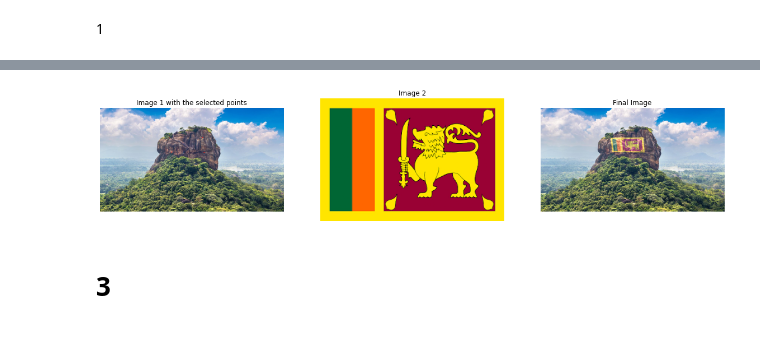
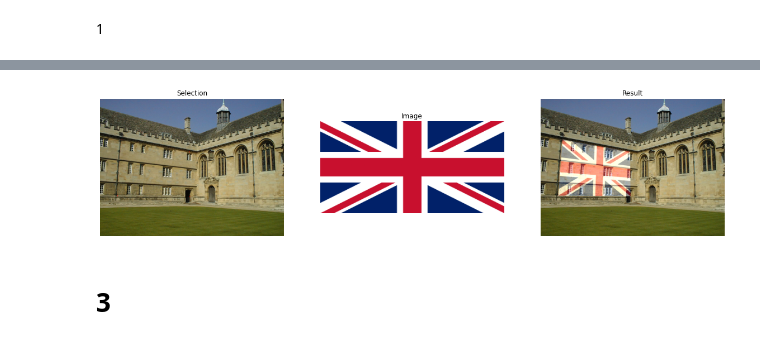
Before and after one commit to Maleeshas/Assignment_Image_Processing_EN2550, a Jupyter notebook: Assignment_02_190595J.ipynb, the cells around one changed output, grey strips where cells are left out. Saved outputs shown, nothing was run; the diff lists cells and outputs as text; code cells hidden in the pictures.

```diff
--- a/Assignment_02_190595J.ipynb
+++ b/Assignment_02_190595J.ipynb
@@ -95,41 +81,56 @@ def click_event(event, x, y, flags, params):
 # %%
-image_1 = cv.imread(r"Images/sigiriya.jpg")
-image_2 = cv.imread(r"Images/sl_flag.png")
+def select_click(event, x, y, flags, params):
+    global select_points
+    global count
+    global image_1
 
-info = np.iinfo(image_1.dtype)
-image_1 = image_1.astype(np.float64) / info.max
+    if event == cv.EVENT_LBUTTONDOWN:
+        select_points.append([x, y])
+        count += 1
 
-info = np.iinfo(image_2.dtype)
-image_2 = image_2.astype(np.float64) / info.max
+        image_1 = cv.circle(image_1, (x,y), 2, (0, 0, 1), -1)
+        cv.imshow("Image", image_1)
 
-first_image = np.copy(image_1)
+    if count == 4:
+        cv.destroyAllWindows()
+        cv.waitKey(1)
 
-coordinates = []
+im1 = cv.imread(r"Images/Wadham_college.jpg")
+im2 = cv.imread(r"Images/Flag_of_the_United_Kingdom.png")
+
+info = np.iinfo(im1.dtype)
+im1 = im1.astype(np.float64) / info.max
+
+info = np.iinfo(im2.dtype)
+im2 = im2.astype(np.float64) / info.max
+
+image_1 = np.copy(im1)
+
+select_points = []
 count = 0
 
-cv.imshow("Image", image_1)
+cv.imshow("Image", im1)
 
-cv.setMouseCallback("Image", click_event)
+cv.setMouseCallback("Image", select_click)
 cv.waitKey(0)
 
-if len(coordinates) < 4:
+if len(select_points) < 4:
     print("You have selected less than 4 points. Please select 4 points")
 
 cv.destroyAllWindows()
 
-# Input parameters
 X = np.array([
     [0, 0, 1],
-    [image_2.shape[1], 0, 1],
-    [image_2.shape[1], image_2.shape[0], 1],
-    [0, image_2.shape[0], 1]
+    [im2.shape[1], 0, 1],
+    [im2.shape[1], im2.shape[0], 1],
+    [0, im2.shape[0], 1]
 ]).T
 
 Y = np.array([
-    [coordinates[0][0], coordinates[0][1], 1],
-    [coordinates[1][0], coordinates[1][1], 1],
-    [coordinates[2][0], coordinates[2][1], 1],
-    [coordinates[3][0], coordinates[3][1], 1],
+    [select_points[0][0], select_points[0][1], 1],
+    [select_points[1][0], select_points[1][1], 1],
+    [select_points[2][0], select_points[2][1], 1],
+    [select_points[3][0], select_points[3][1], 1],
 ]).T
 
 O = np.array([
@@ -138,36 +139,34 @@ O = np.array([
     [0]
 ])
 
-A = []
+xp = []
 
 for i in range(4):
-    A.append(np.concatenate((O.T, np.expand_dims(X.T[i,:], axis=0), np.expand_dims(-1*Y[1, i]*X.T[i,:], axis=0) ), axis=1))
-    A.append(np.concatenate((np.expand_dims(X.T[i,:], axis=0), O.T, np.expand_dims(-1*Y[0, i]*X.T[i,:], axis=0) ), axis=1))
+    xp.append(np.concatenate((O.T, np.expand_dims(X.T[i,:], axis=0), np.expand_dims(-1*Y[1, i]*X.T[i,:], axis=0) ), axis=1))
+    xp.append(np.concatenate((np.expand_dims(X.T[i,:], axis=0), O.T, np.expand_dims(-1*Y[0, i]*X.T[i,:], axis=0) ), axis=1))
 
-A = np.array(A).squeeze().astype(np.float64)
+xp = np.array(xp).squeeze().astype(np.float64)
 
-eigen_values, eigen_vectors = np.linalg.eig(A.T @ A)
-H = eigen_vectors[:, np.argmin(eigen_values)]
+e_vals, e_vectors = np.linalg.eig(xp.T @ xp)
+H = e_vectors[:, np.argmin(e_vals)]
 H = H.reshape(3, -1)
-
-t_image_2 = cv.warpPerspective(image_2, H, (image_1.shape[1], image_1.shape[0]))
+t_image_2 = cv.warpPerspective(im2, H, (im1.shape[1], im1.shape[0]))
 
 beta = 0.5
-blended_img = cv.addWeighted(image_1, 1, t_image_2, beta, 0.0)
-blended_img[blended_img > 1] = 1
-
-first_image_rgb = cv.cvtColor(first_image.astype(np.float32), cv.COLOR_BGR2RGB)
-image_2_rgb = cv.cvtColor(image_2.astype(np.float32), cv.COLOR_BGR2RGB)
-blended_img_rgb = cv.cvtColor(blended_img.astype(np.float32), cv.COLOR_BGR2RGB)
+result_img = cv.addWeighted(im1, 1, t_image_2, beta, 0.0)
+result_img[result_img > 1] = 1
+image_1_rgb = cv.cvtColor(image_1.astype(np.float32), cv.COLOR_BGR2RGB)
+image_2_rgb = cv.cvtColor(im2.astype(np.float32), cv.COLOR_BGR2RGB)
+result_img_rgb = cv.cvtColor(result_img.astype(np.float32), cv.COLOR_BGR2RGB)
 
 fig, ax = plt.subplots(1, 3, figsize=(20, 10))
-ax[0].imshow(first_image_rgb)
+ax[0].imshow(image_1_rgb)
 ax[1].imshow(image_2_rgb)
-ax[2].imshow(blended_img_rgb)
+ax[2].imshow(result_img_rgb)
 
-ax[0].set_title("")
-ax[1].set_title("Image 2")
-ax[2].set_title("Final Image")
+ax[0].set_title("Selection")
+ax[1].set_title("Image")
+ax[2].set_title("Result")
 
 ax[0].axis("off")
 ax[1].axis("off")
@@ -177,4 +176,4 @@ ax[2].axis("off")
-[figure, old version]
+[figure, new version]
 # %% [markdown]
 # 3
 # %% [markdown]
```
Also changed, not shown: parts of 9 cells of this notebook, 1 other file.
